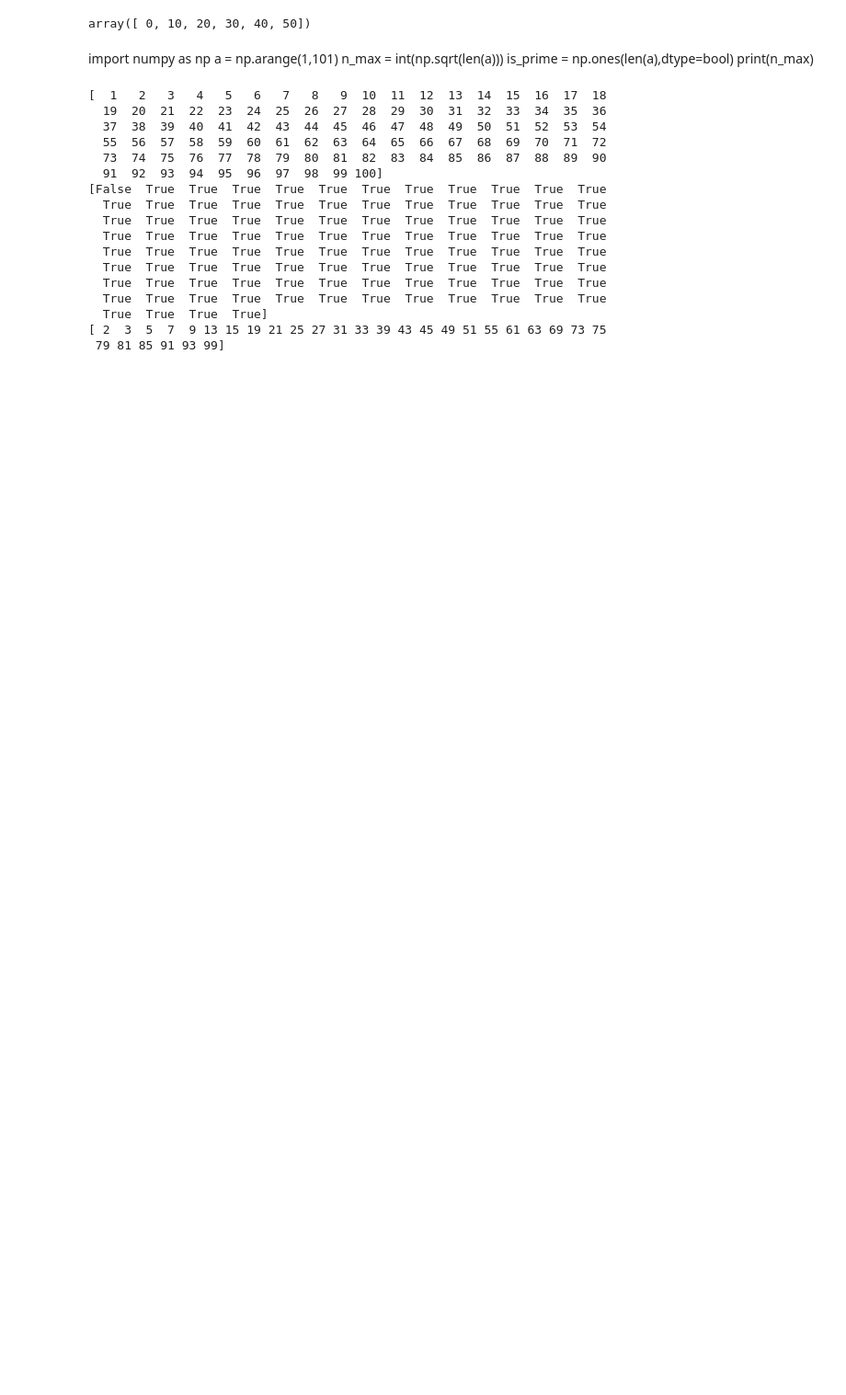
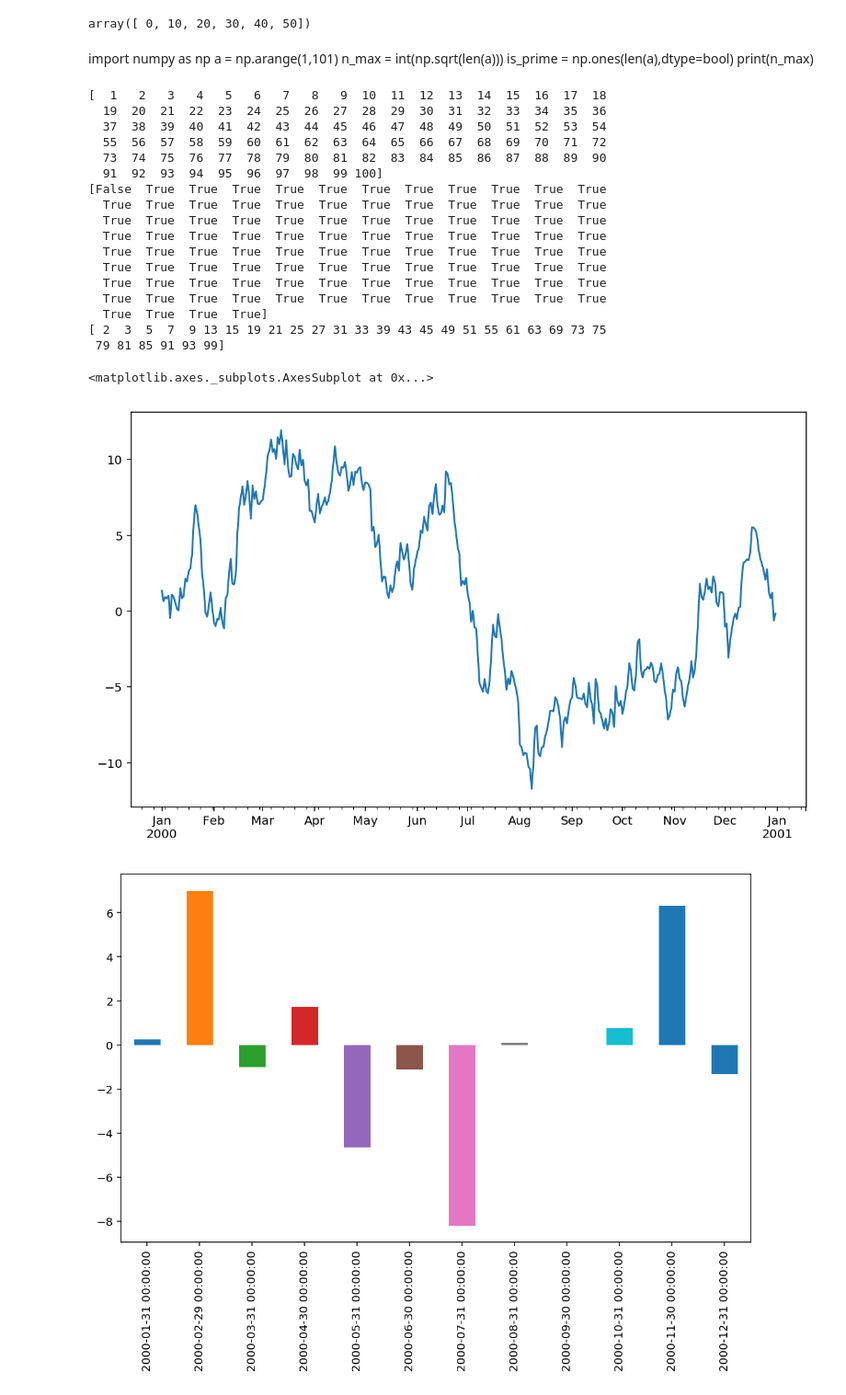
Before and after one commit to sundayliu/machinelearning, a Jupyter notebook: scikit/ch02_test.ipynb, the cells around one changed output. Shown: that part at 92% size. Cells and saved outputs as stored; diff of their text form; code cells hidden in the pictures; blank space fills up the shorter version.

```diff
--- a/scikit/ch02_test.ipynb
+++ b/scikit/ch02_test.ipynb
@@ -40,3 +40,19 @@ print(a[is_prime])
   True  True  True  True]
 [ 2  3  5  7  9 13 15 19 21 25 27 31 33 39 43 45 49 51 55 61 63 69 73 75
  79 81 85 91 93 99]
+# %%
+%matplotlib inline
+import numpy as np
+import pandas as pd
+import matplotlib.pyplot as plt
+n_times = 366
+ts = pd.Series(np.random.randn(n_times),index=pd.date_range('20000101',periods=n_times))
+plt.figure(figsize=(10,6),dpi=144)
+cs = ts.cumsum()
+cs.plot()
+plt.figure(figsize=(10,6),dpi=144)
+ts.resample('1m').sum().plot.bar()
+# %% [output]
+<matplotlib.axes._subplots.AxesSubplot at 0x...>
+[figure, added]
+[figure, added]
```
Also changed, not shown: 2 other files.
